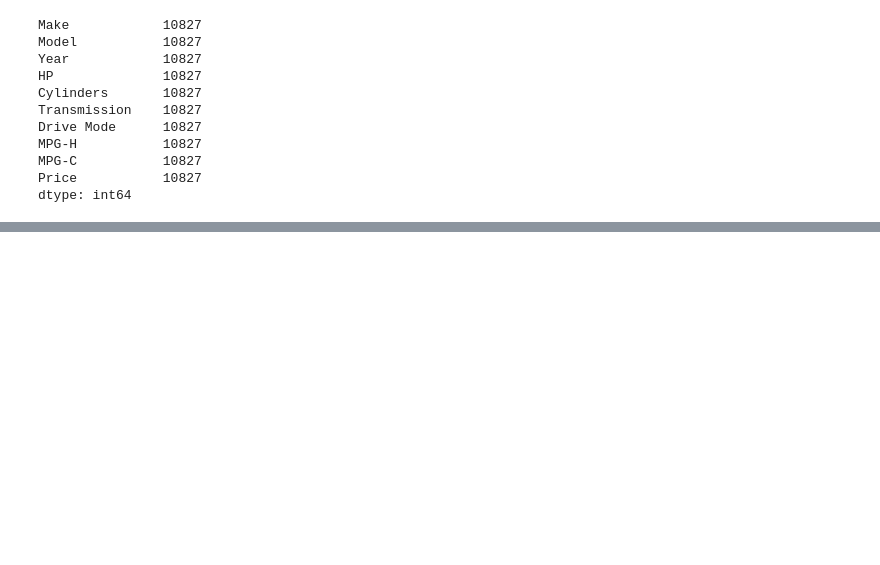
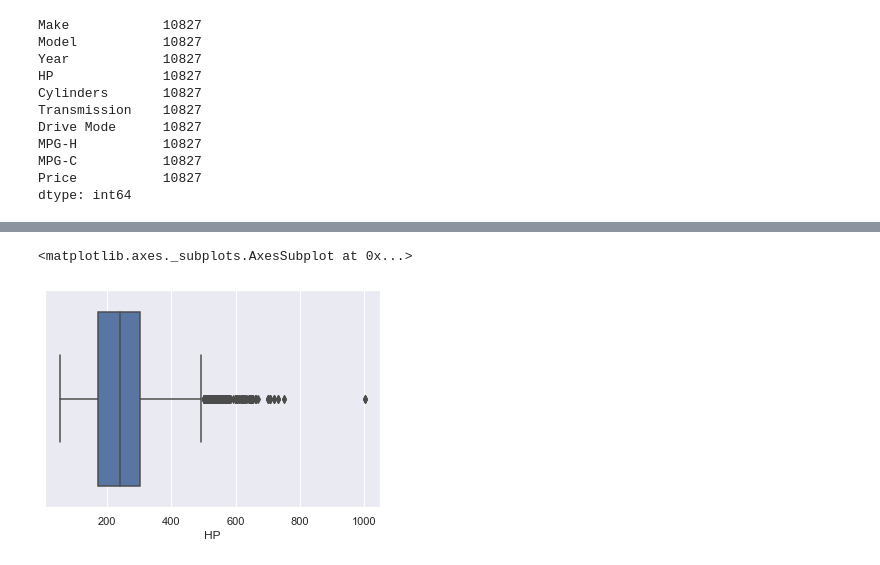
Before and after one commit to iAmNawa/exploratory-data-analysis, a Jupyter notebook: car-price-prediction/car_price_prediction.ipynb, the cells around one changed output, grey strips where cells are left out. Saved outputs shown, nothing was run; the diff lists cells and outputs as text; code cells hidden in the pictures; blank space fills up the shorter version.

```diff
--- a/car-price-prediction/car_price_prediction.ipynb
+++ b/car-price-prediction/car_price_prediction.ipynb
@@ -137,0 +143,5 @@ dtype: int64
+# %%
+sns.boxplot(x=df['HP'])
+# %% [output]
+<matplotlib.axes._subplots.AxesSubplot at 0x...>
+[figure, added]
```
Also changed, not shown: parts of 2 cells of this notebook.
